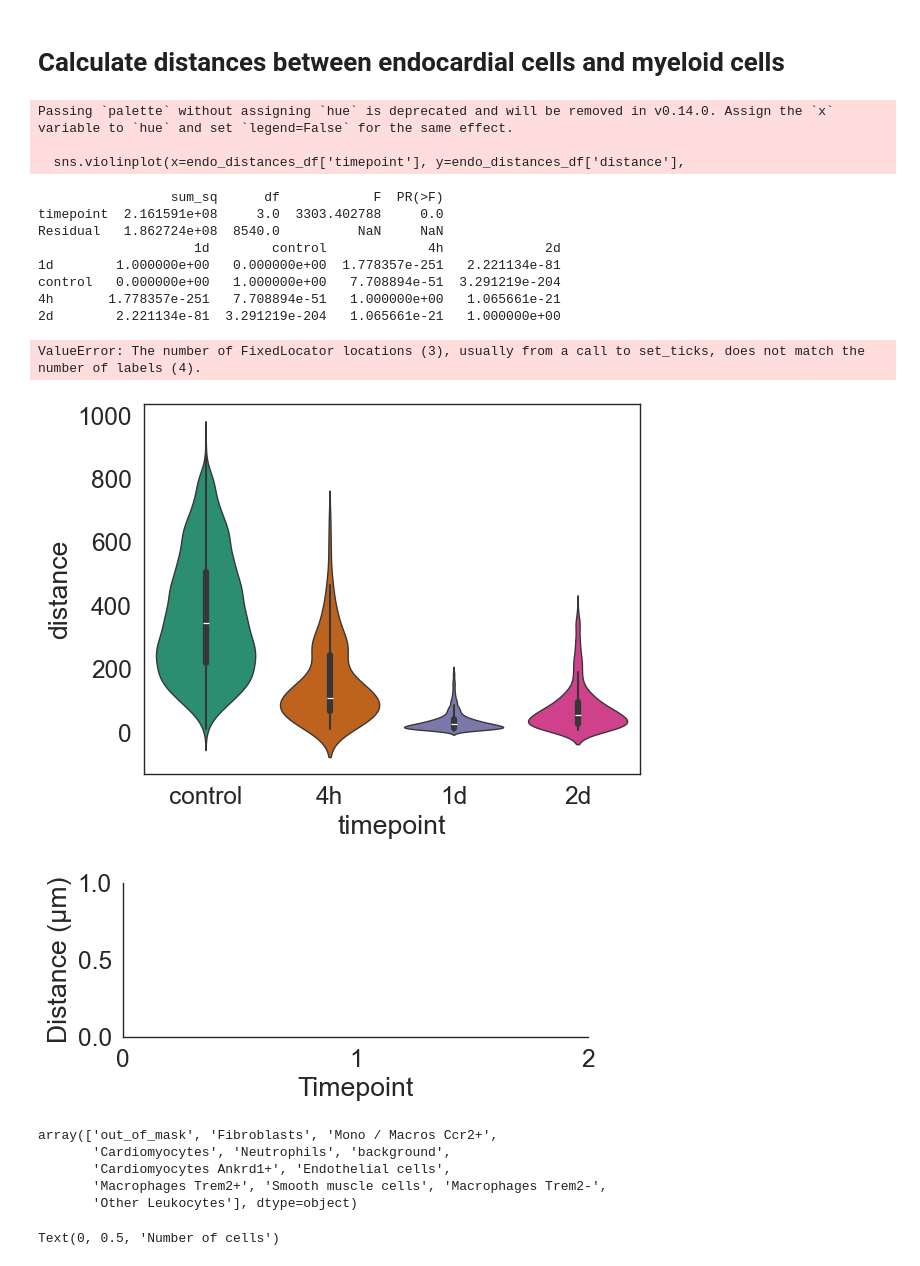
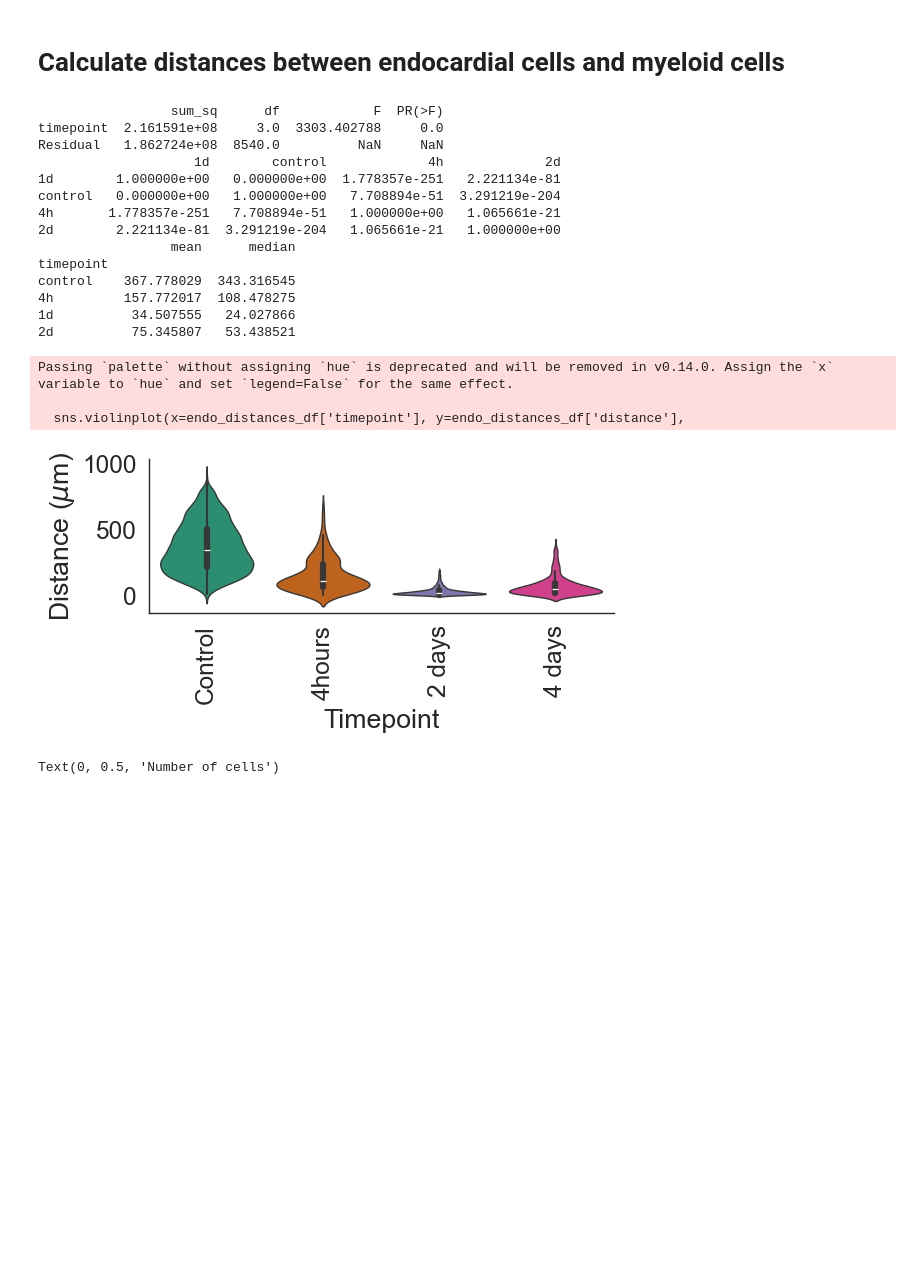
Before and after one commit to SchapiroLabor/mi_spatialomics, a Jupyter notebook: analysis/seqIF_python/seqIF.figure3.distance_calculations.ipynb, the cells around one changed output. Saved outputs shown, nothing was run; the diff lists cells and outputs as text; code cells hidden in the pictures; blank space fills up the shorter version.

Commit message:
Updated figures for proteomic results.

```diff
--- a/analysis/seqIF_python/seqIF.figure3.distance_calculations.ipynb
+++ b/analysis/seqIF_python/seqIF.figure3.distance_calculations.ipynb
@@ -159,56 +159,52 @@ print(t_tests)
 # order = ['control', '2d', '4d']
 # annot = Annotator(ax, pairs, data=endo_distances_df, x='key', y='value', order=order)
 # annot.new_plot(ax, pairs= pairs,
 #                data=endo_distances_df, x="key", y="value", order=order)
 # annot.configure(loc='outside')
 # annot.set_custom_annotations(["****", "****"])
 # annot.annotate()
 
 
 sns.set_style('white')
 sns.set_context("paper", font_scale = 2)
 # Set the plot size
 plt.figure(figsize=(plot_size_factor*3,plot_size_factor))
 
 sns.violinplot(x=endo_distances_df['timepoint'], y=endo_distances_df['distance'],
                alpha=1, linewidth=1, palette=my_pal)
 
 sns.despine()
 plt.xlabel('Timepoint')
 plt.ylabel('Distance (µm)')
-plt.xticks([0, 1, 2], ['Control', '4hours', '2 days', '4 days'])
+plt.xticks([0, 1, 2,3], ['Control', '4hours', '2 days', '4 days'])
 
 # Rotate x axis labels
 plt.xticks(rotation=90)
 
 plt.ylabel('Distance ($\mu$m)')
 plt.savefig("../../output/seqIF/seqIF.endo_distances_ccr2.pdf", bbox_inches='tight')
 
 # Calculate the mean and median distances per timepoint
 print(endo_distances_df.groupby('timepoint')['distance'].agg(['mean', 'median']))
 # %% [output]
-Passing `palette` without assigning `hue` is deprecated and will be removed in v0.14.0. Assign the `x` variable to `hue` and set `legend=False` for the same effect.
-
-  sns.violinplot(x=endo_distances_df['timepoint'], y=endo_distances_df['distance'],
+                 sum_sq      df            F  PR(>F)
+timepoint  2.161591e+08     3.0  3303.402788     0.0
+Residual   1.862724e+08  8540.0          NaN     NaN
+                    1d        control             4h             2d
+1d        1.000000e+00   0.000000e+00  1.778357e-251   2.221134e-81
+control   0.000000e+00   1.000000e+00   7.708894e-51  3.291219e-204
+4h       1.778357e-251   7.708894e-51   1.000000e+00   1.065661e-21
+2d        2.221134e-81  3.291219e-204   1.065661e-21   1.000000e+00
+                 mean      median
+timepoint
+control    367.778029  343.316545
+4h         157.772017  108.478275
+1d          34.507555   24.027866
+2d          75.345807   53.438521
-                 sum_sq      df            F  PR(>F)
-timepoint  2.161591e+08     3.0  3303.402788     0.0
-Residual   1.862724e+08  8540.0          NaN     NaN
-                    1d        control             4h             2d
-1d        1.000000e+00   0.000000e+00  1.778357e-251   2.221134e-81
-control   0.000000e+00   1.000000e+00   7.708894e-51  3.291219e-204
-4h       1.778357e-251   7.708894e-51   1.000000e+00   1.065661e-21
-2d        2.221134e-81  3.291219e-204   1.065661e-21   1.000000e+00
+Passing `palette` without assigning `hue` is deprecated and will be removed in v0.14.0. Assign the `x` variable to `hue` and set `legend=False` for the same effect.
+
+  sns.violinplot(x=endo_distances_df['timepoint'], y=endo_distances_df['distance'],
-ValueError: The number of FixedLocator locations (3), usually from a call to set_ticks, does not match the number of labels (4).
-[figure, old version]
+[figure, new version]
-[figure, removed]
-# %%
-pixie_cell_table.cell_meta_cluster.unique()
-# %% [output]
-array(['out_of_mask', 'Fibroblasts', 'Mono / Macros Ccr2+',
-       'Cardiomyocytes', 'Neutrophils', 'background',
-       'Cardiomyocytes Ankrd1+', 'Endothelial cells',
-       'Macrophages Trem2+', 'Smooth muscle cells', 'Macrophages Trem2-',
-       'Other Leukocytes'], dtype=object)
 # %%
 # Take pixie_cell_table group by fov and cell_meta_cluster and count the number of cells in each group
 # Filter pixie cell table for cell_meta_cluster in
```
Also changed, not shown: 3 other files.
